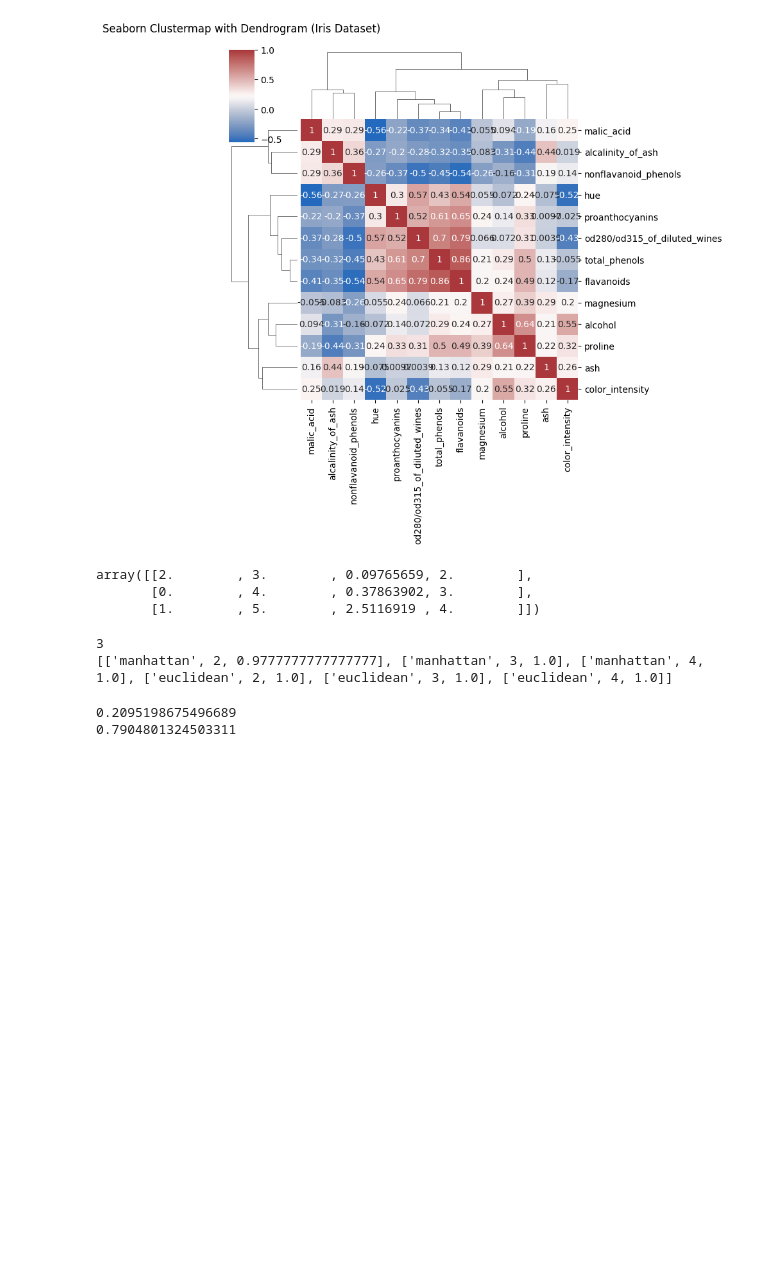
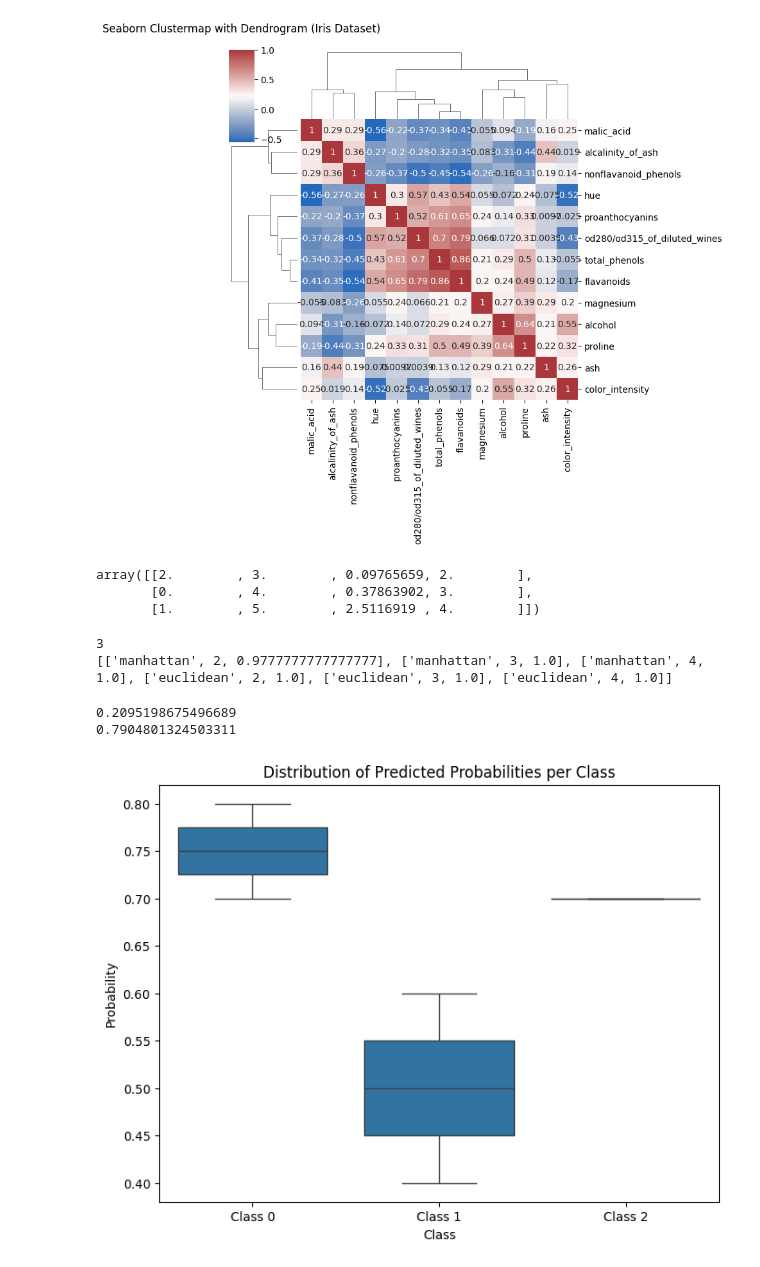
Before and after one commit to Versus-91/mlfit, a Jupyter notebook: frontend/test.ipynb, the cells around one changed output. Cells and saved outputs as stored; diff of their text form; code cells hidden in the pictures; blank space fills up the shorter version.

Commit message:
probablities boxplot

```diff
--- a/frontend/test.ipynb
+++ b/frontend/test.ipynb
@@ -211,3 +213,35 @@ for i in range(2):
 # %% [output]
 0.2095198675496689
 0.7904801324503311
+# %%
+import numpy as np
+import pandas as pd
+import seaborn as sns
+import matplotlib.pyplot as plt
+%matplotlib inline
+# Example predicted probabilities and true labels
+predicted_probs = np.array([
+    [0.7, 0.2, 0.1],
+    [0.1, 0.6, 0.3],
+    [0.3, 0.4, 0.3],
+    [0.2, 0.1, 0.7],
+    [0.8, 0.1, 0.1]
+])  # Replace with model output
+
+true_labels = np.array([0, 1, 1, 2, 0])  # True labels (ground truth)
+
+# Organize data for box plot
+data = []
+for i, label in enumerate(np.unique(true_labels)):
+    probs = predicted_probs[true_labels == label, label]
+    data.append(pd.DataFrame({"Class": [f"Class {label}"] * len(probs), "Probability": probs}))
+
+df = pd.concat(data)
+
+# Plot box plot
+plt.figure(figsize=(8, 6))
+sns.boxplot(x="Class", y="Probability", data=df)
+plt.title("Distribution of Predicted Probabilities per Class")
+plt.show()
+# %% [output]
+[figure, added]
```
Also changed, not shown: parts of 6 cells of this notebook, 4 other files.
